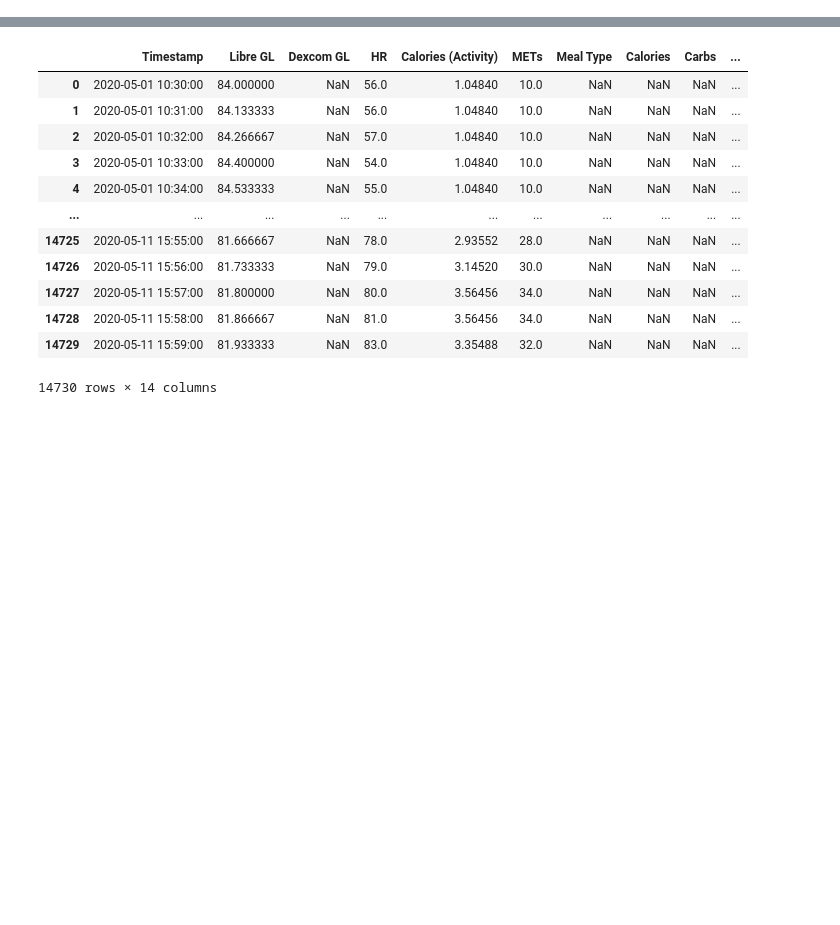
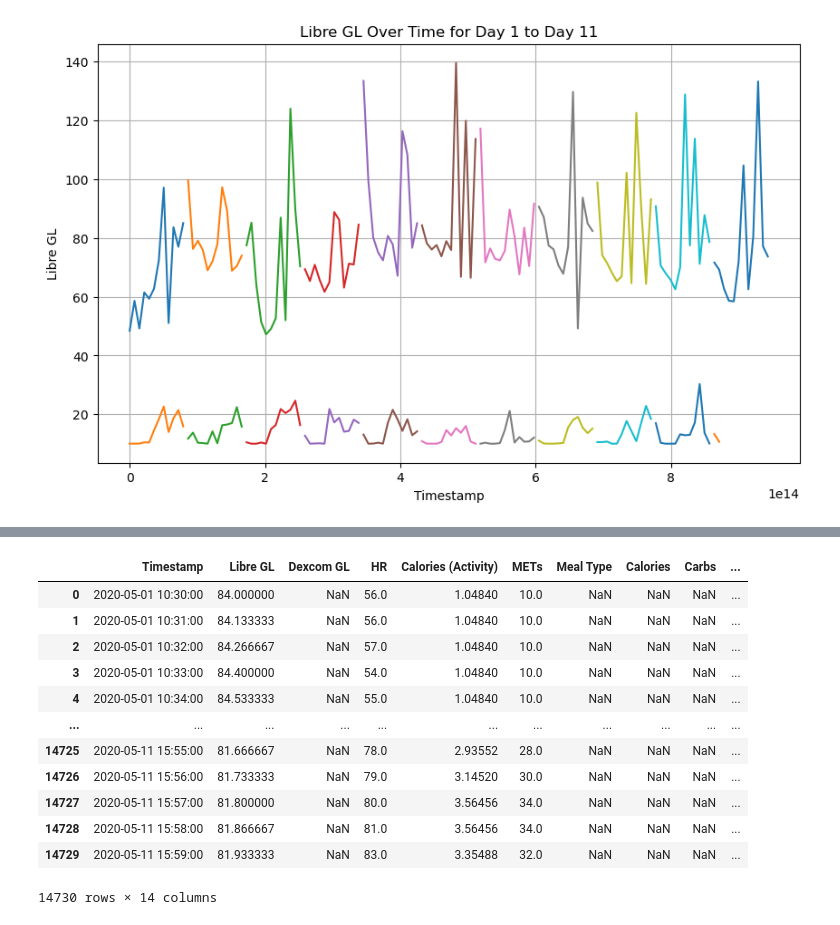
Before and after one commit to g7xu/Secret-Life-Of-BloodGlucose, a Jupyter notebook: eda/jasonEDA.ipynb, the cells around one changed output, grey strips where cells are left out. Drawn from its saved outputs; the diff is of its cells as text; code cells hidden in the pictures; blank space fills up the shorter version.

```diff
--- a/eda/jasonEDA.ipynb
+++ b/eda/jasonEDA.ipynb
@@ -3,0 +447,95 @@ import numpy as np
+# %%
+# Libre GL
+# reset the time
+# find the actual Calories and nutrions based on the percentage of amount consumed
+
+particpants_1_data = pd.read_csv('../cleaned_data/CGMacros-002.csv')
+particpants_1_data['Timestamp'] = pd.to_datetime(particpants_1_data['Timestamp'])
+# reset the time by subtracting the first time
+particpants_1_data['Timestamp'] = particpants_1_data['Timestamp'] - particpants_1_data['Timestamp'][0]
+
+# drop Dexcom GL column
+particpants_1_data = particpants_1_data.drop(columns=['Dexcom GL'])
+
+# only look at the data in day 1
+particpants_1_data_day_1 = particpants_1_data[particpants_1_data['Timestamp'] < pd.Timedelta('1 days')]
+
+# only look at the data in day 2
+particpants_1_data_day_2 = particpants_1_data[(particpants_1_data['Timestamp'] >= pd.Timedelta('1 days')) & (particpants_1_data['Timestamp'] < pd.Timedelta('2 days'))]
+
+# only look at the data in day 3
+particpants_1_data_day_3 = particpants_1_data[(particpants_1_data['Timestamp'] >= pd.Timedelta('2 days')) & (particpants_1_data['Timestamp'] < pd.Timedelta('3 days'))]
+
+# only look at the data in day 4
+particpants_1_data_day_4 = particpants_1_data[(particpants_1_data['Timestamp'] >= pd.Timedelta('3 days')) & (particpants_1_data['Timestamp'] < pd.Timedelta('4 days'))]
+
+# only look at the data in day 5
+particpants_1_data_day_5 = particpants_1_data[(particpants_1_data['Timestamp'] >= pd.Timedelta('4 days')) & (particpants_1_data['Timestamp'] < pd.Timedelta('5 days'))]
+
+# only look at the data in day 6
+particpants_1_data_day_6 = particpants_1_data[(particpants_1_data['Timestamp'] >= pd.Timedelta('5 days')) & (particpants_1_data['Timestamp'] < pd.Timedelta('6 days'))]
+
+# only look at the data in day 7
+particpants_1_data_day_7 = particpants_1_data[(particpants_1_data['Timestamp'] >= pd.Timedelta('6 days')) & (particpants_1_data['Timestamp'] < pd.Timedelta('7 days'))]
+
+# only look at the data in day 8
+particpants_1_data_day_8 = particpants_1_data[(particpants_1_data['Timestamp'] >= pd.Timedelta('7 days')) & (particpants_1_data['Timestamp'] < pd.Timedelta('8 days'))]
+
+# only look at the data in day 9
+particpants_1_data_day_9 = particpants_1_data[(particpants_1_data['Timestamp'] >= pd.Timedelta('8 days')) & (particpants_1_data['Timestamp'] < pd.Timedelta('9 days'))]
+
+# only look at the data in day 10
+particpants_1_data_day_10 = particpants_1_data[(particpants_1_data['Timestamp'] >= pd.Timedelta('9 days')) & (particpants_1_data['Timestamp'] < pd.Timedelta('10 days'))]
+
+# only look at the data in day 11
+particpants_1_data_day_11 = particpants_1_data[(particpants_1_data['Timestamp'] >= pd.Timedelta('10 days')) & (particpants_1_data['Timestamp'] < pd.Timedelta('11 days'))]
+
+# combine time stamps into 10 mins interval and only keep the column Timestamp and Libre GL and drop the rest
+particpants_1_data_day1_agg = particpants_1_data_day_1.groupby(pd.Grouper(key='Timestamp', freq='120T'))[['Libre GL', 'METs']].mean().reset_index()
+particpants_1_data_day2_agg = particpants_1_data_day_2.groupby(pd.Grouper(key='Timestamp', freq='120T'))[['Libre GL', 'METs']].mean().reset_index()
+particpants_1_data_day3_agg = particpants_1_data_day_3.groupby(pd.Grouper(key='Timestamp', freq='120T'))[['Libre GL', 'METs']].mean().reset_index()
+particpants_1_data_day4_agg = particpants_1_data_day_4.groupby(pd.Grouper(key='Timestamp', freq='120T'))[['Libre GL', 'METs']].mean().reset_index()
+particpants_1_data_day5_agg = particpants_1_data_day_5.groupby(pd.Grouper(key='Timestamp', freq='120T'))[['Libre GL', 'METs']].mean().reset_index()
+particpants_1_data_day6_agg = particpants_1_data_day_6.groupby(pd.Grouper(key='Timestamp', freq='120T'))[['Libre GL', 'METs']].mean().reset_index()
+particpants_1_data_day7_agg = particpants_1_data_day_7.groupby(pd.Grouper(key='Timestamp', freq='120T'))[['Libre GL', 'METs']].mean().reset_index()
+particpants_1_data_day8_agg = particpants_1_data_day_8.groupby(pd.Grouper(key='Timestamp', freq='120T'))[['Libre GL', 'METs']].mean().reset_index()
+particpants_1_data_day9_agg = particpants_1_data_day_9.groupby(pd.Grouper(key='Timestamp', freq='120T'))[['Libre GL', 'METs']].mean().reset_index()
+particpants_1_data_day10_agg = particpants_1_data_day_10.groupby(pd.Grouper(key='Timestamp', freq='120T'))[['Libre GL', 'METs']].mean().reset_index()
+particpants_1_data_day11_agg = particpants_1_data_day_11.groupby(pd.Grouper(key='Timestamp', freq='120T'))[['Libre GL', 'METs']].mean().reset_index()
+
+# plot the eleven days overlapping on the same graph
+import matplotlib.pyplot as plt
+
+plt.figure(figsize=(10, 6))
+plt.plot(particpants_1_data_day1_agg['Timestamp'], particpants_1_data_day1_agg['Libre GL'], label='Day 1')
+plt.plot(particpants_1_data_day2_agg['Timestamp'], particpants_1_data_day2_agg['Libre GL'], label='Day 2')
+plt.plot(particpants_1_data_day3_agg['Timestamp'], particpants_1_data_day3_agg['Libre GL'], label='Day 3')
+plt.plot(particpants_1_data_day4_agg['Timestamp'], particpants_1_data_day4_agg['Libre GL'], label='Day 4')
+plt.plot(particpants_1_data_day5_agg['Timestamp'], particpants_1_data_day5_agg['Libre GL'], label='Day 5')
+plt.plot(particpants_1_data_day6_agg['Timestamp'], particpants_1_data_day6_agg['Libre GL'], label='Day 6')
+plt.plot(particpants_1_data_day7_agg['Timestamp'], particpants_1_data_day7_agg['Libre GL'], label='Day 7')
+plt.plot(particpants_1_data_day8_agg['Timestamp'], particpants_1_data_day8_agg['Libre GL'], label='Day 8')
+plt.plot(particpants_1_data_day9_agg['Timestamp'], particpants_1_data_day9_agg['Libre GL'], label='Day 9')
+plt.plot(particpants_1_data_day10_agg['Timestamp'], particpants_1_data_day10_agg['Libre GL'], label='Day 10')
+plt.plot(particpants_1_data_day11_agg['Timestamp'], particpants_1_data_day11_agg['Libre GL'], label='Day 11')
+
+plt.plot(particpants_1_data_day1_agg['Timestamp'], particpants_1_data_day1_agg['METs'], label='Day 1 METs')
+plt.plot(particpants_1_data_day2_agg['Timestamp'], particpants_1_data_day2_agg['METs'], label='Day 2 METs')
+plt.plot(particpants_1_data_day3_agg['Timestamp'], particpants_1_data_day3_agg['METs'], label='Day 3 METs')
+plt.plot(particpants_1_data_day4_agg['Timestamp'], particpants_1_data_day4_agg['METs'], label='Day 4 METs')
+plt.plot(particpants_1_data_day5_agg['Timestamp'], particpants_1_data_day5_agg['METs'], label='Day 5 METs')
+plt.plot(particpants_1_data_day6_agg['Timestamp'], particpants_1_data_day6_agg['METs'], label='Day 6 METs')
+plt.plot(particpants_1_data_day7_agg['Timestamp'], particpants_1_data_day7_agg['METs'], label='Day 7 METs')
+plt.plot(particpants_1_data_day8_agg['Timestamp'], particpants_1_data_day8_agg['METs'], label='Day 8 METs')
+plt.plot(particpants_1_data_day9_agg['Timestamp'], particpants_1_data_day9_agg['METs'], label='Day 9 METs')
+plt.plot(particpants_1_data_day10_agg['Timestamp'], particpants_1_data_day10_agg['METs'], label='Day 10 METs')
+plt.plot(particpants_1_data_day11_agg['Timestamp'], particpants_1_data_day11_agg['METs'], label='Day 11 METs')
+
+plt.xlabel('Timestamp')
+plt.ylabel('Libre GL')
+plt.title('Libre GL Over Time for Day 1 to Day 11')
+# plt.legend()
+plt.grid(True)
+plt.show()
+# %% [output]
+[figure, added]
```
Also changed, not shown: parts of 37 cells of this notebook, 1 other file.
